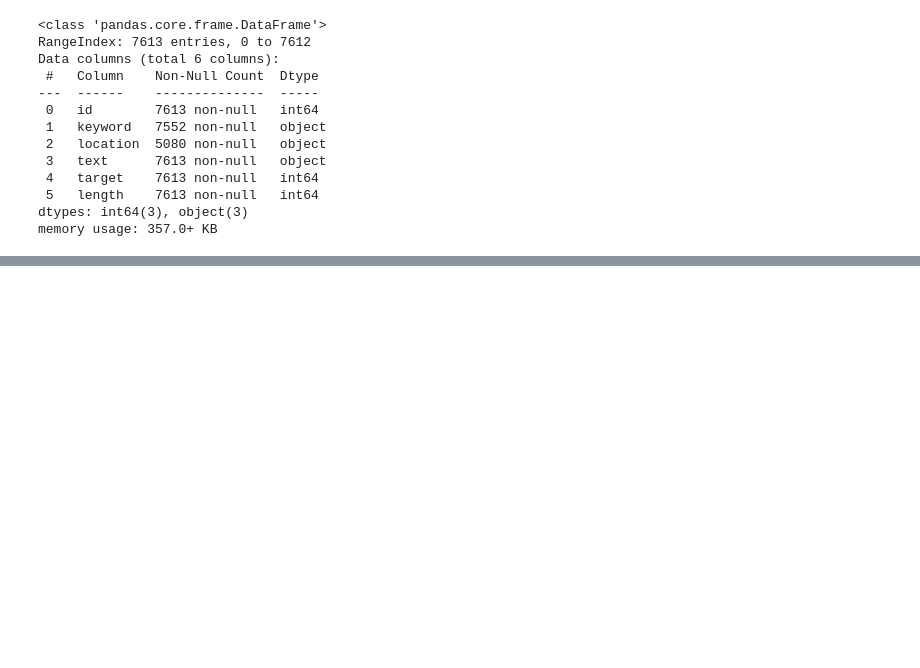
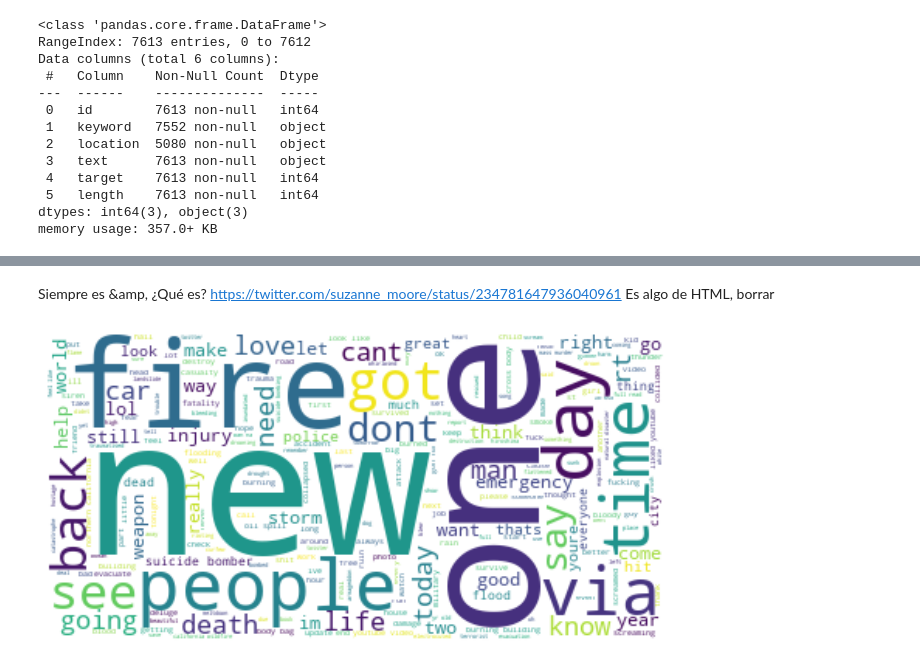
Before and after one commit to tomifarall/Orga-Datos-Tp1, a Jupyter notebook: analisis.ipynb, the cells around one changed output, grey strips where cells are left out. Saved outputs shown, nothing was run; the diff lists cells and outputs as text; code cells hidden in the pictures; blank space fills up the shorter version.

```diff
--- a/analisis.ipynb
+++ b/analisis.ipynb
@@ -218,0 +261,14 @@ data[data['text'].str.contains('Û')]['text'].to_list()
+# %% [markdown]
+Siempre es &amp, ¿Qué es? https://twitter.com/suzanne_moore/status/234781647936040961
+Es algo de HTML, borrar
+# %%
+data['clean_text'] = data['clean_text'].apply(lambda text: re.sub(r'amp | im', '', text))
+# %%
+#Wordcloud reales y falsos sin &amp
+wordcloud = WordCloud(background_color="white",max_words = 400).generate(' '.join(data['clean_text']))
+plt.figure(num=None, figsize=(10, 8), dpi=80, facecolor='w', edgecolor='k')
+plt.imshow(wordcloud, interpolation="bilinear")
+plt.axis("off")
+plt.show()
+# %% [output]
+[figure, added]
```
Also changed, not shown: parts of 59 cells of this notebook.
